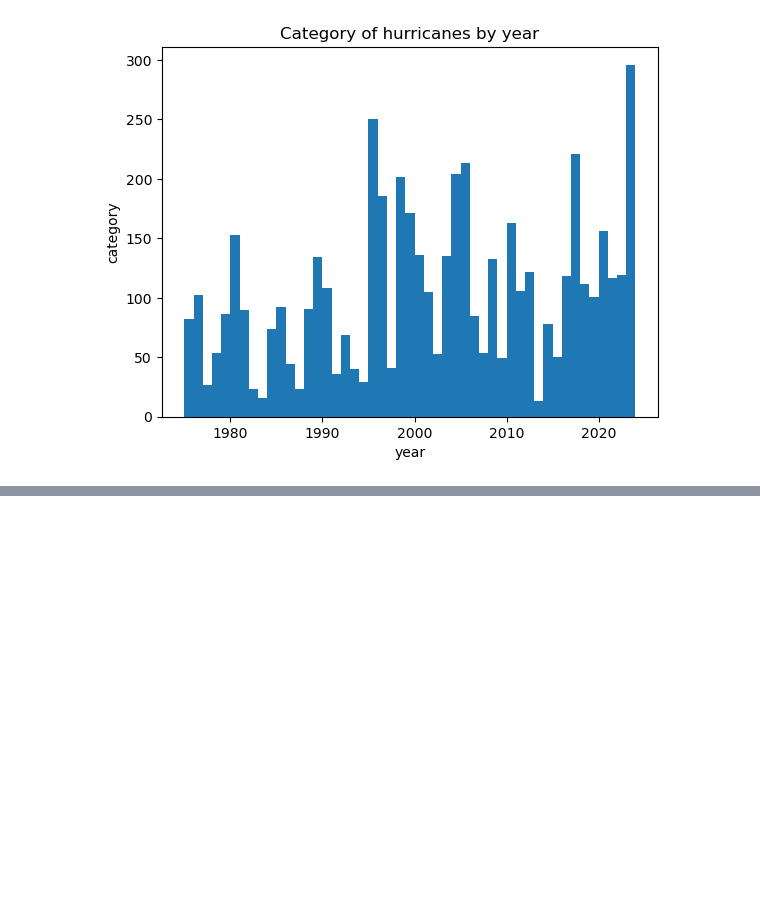
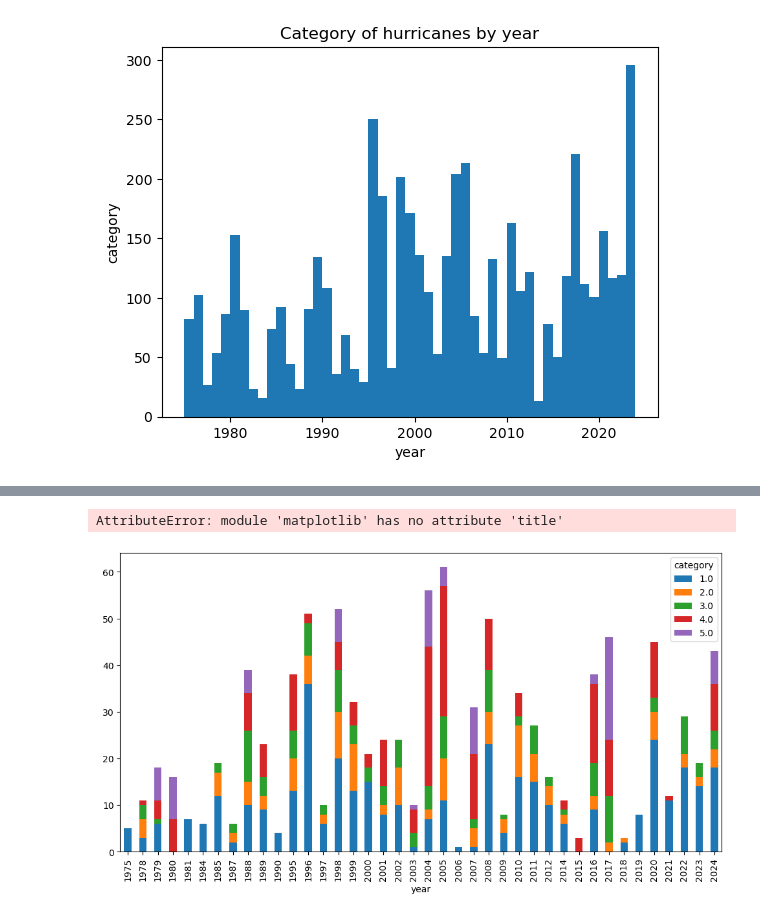
Before and after one commit to jadalee26/ISAT-Semester-Project, a Jupyter notebook: Code/Figure presentation.ipynb, the cells around one changed output, grey strips where cells are left out. Cells and saved outputs as stored; diff of their text form; code cells hidden in the pictures; blank space fills up the shorter version.

Commit message:
project figures

```diff
--- a/Code/Figure presentation.ipynb
+++ b/Code/Figure presentation.ipynb
@@ -123,0 +125,7 @@ plt.show()
+# %%
+# Filter hurricanes in the Caribbean region
+# Assuming 'lat' and 'long' columns represent latitude and longitude
+# Typical Caribbean region: lat 9 to 23, long -89 to -60 (approximate bounds)
+
+caribbean_df = df2[(df2['lat'] >= 9) & (df2['lat'] <= 23) & (df2['long'] >= -89) & (df2['long'] <= -60)]
+caribbean_df.head()
@@ -123,0 +139,11 @@ plt.show()
+# %%
+category_counts_caribbean = caribbean_df.groupby(['year', 'category']).size().unstack(fill_value=0)
+category_counts_caribbean.plot(kind='bar', stacked=True, figsize=(12, 6))
+plt.title('Caribbean Hurricane Category Count per Year')
+plt.xlabel('Year')
+plt.ylabel('Count')
+plt.legend(title='Category')
+plt.show()
+# %% [output]
+AttributeError: module 'matplotlib' has no attribute 'title'
+[figure, added]
```
Also changed, not shown: parts of 11 cells of this notebook, 6 other files.
